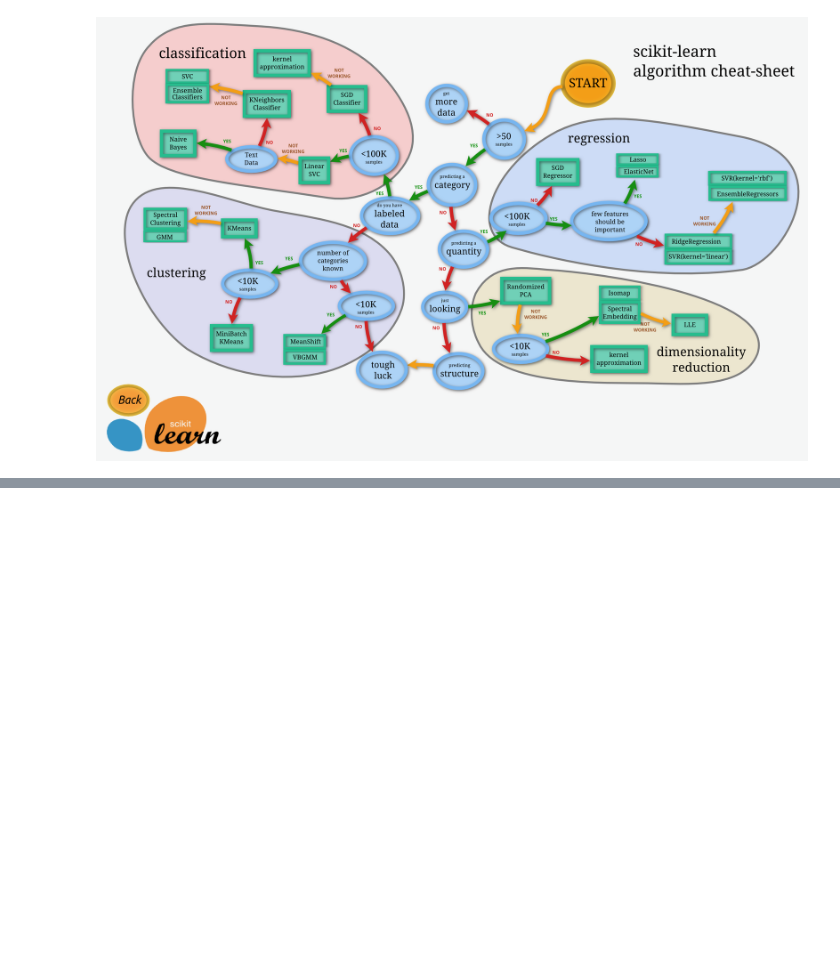
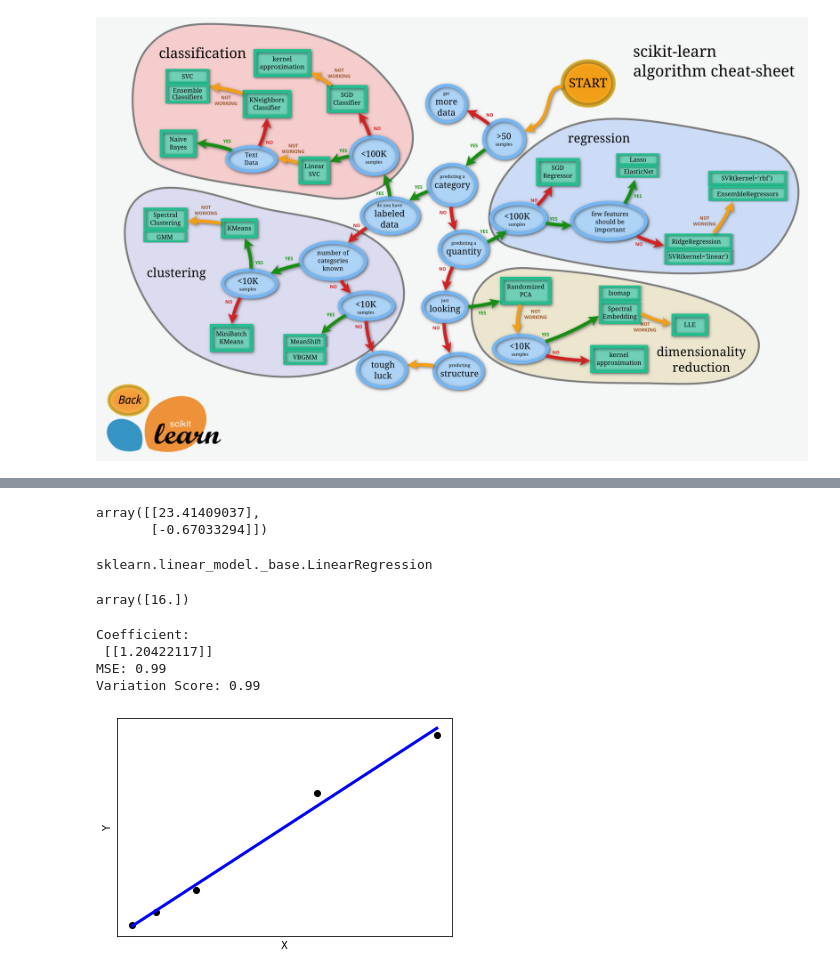
Before and after one commit to DiasMelissa/PythonProfound, a Jupyter notebook: Script19.ipynb, the cells around one changed output, grey strips where cells are left out. Cells and saved outputs as stored; diff of their text form; code cells hidden in the pictures; blank space fills up the shorter version.

```diff
--- a/Script19.ipynb
+++ b/Script19.ipynb
@@ -11,0 +33,6 @@ Image('ml_map.png')
+# %%
+X = [[7], [10], [15], [30], [45]]
+
+y = [[8], [11], [16], [38.5], [52]]
+# %%
+model = LinearRegression().fit(X, y)
@@ -11,0 +51,9 @@ Image('ml_map.png')
+# %%
+model.predict([[20], [0]])
+# %% [output]
+array([[23.41409037],
+       [-0.67033294]])
+# %%
+type(model)
+# %% [output]
+sklearn.linear_model._base.LinearRegression
@@ -11,0 +63,34 @@ Image('ml_map.png')
+# %%
+import numpy as np
+from sklearn.linear_model import LinearRegression
+X = np.array([[1, 1], [1, 2], [2, 2], [2, 3]])
+ # y = 1 * x_0 + 2 * x_1 + 3
+y = np.dot(X, np.array([1, 2])) + 3
+reg = LinearRegression().fit(X, y)
+reg.score(X, y)
+reg.coef_
+reg.intercept_
+reg.predict(np.array([[3, 5]]))
+# %% [output]
+array([16.])
+# %%
+print('Coefficient: \n', model.coef_)
+
+print("MSE: %.2f" % model.score(X, y))
+
+print('Variation Score: %.2f' % model.score(X, y))
+# %% [output]
+Coefficient:
+ [[1.20422117]]
+MSE: 0.99
+Variation Score: 0.99
+# %%
+plt.scatter(X, y, color = 'black')
+plt.plot(X, model.predict(X), color = 'blue', linewidth = 3)
+plt.xlabel('X')
+plt.ylabel('Y')
+plt.xticks(())
+plt.yticks(())
+plt.show()
+# %% [output]
+[figure, added]
```
Also changed, not shown: parts of 8 cells of this notebook.
